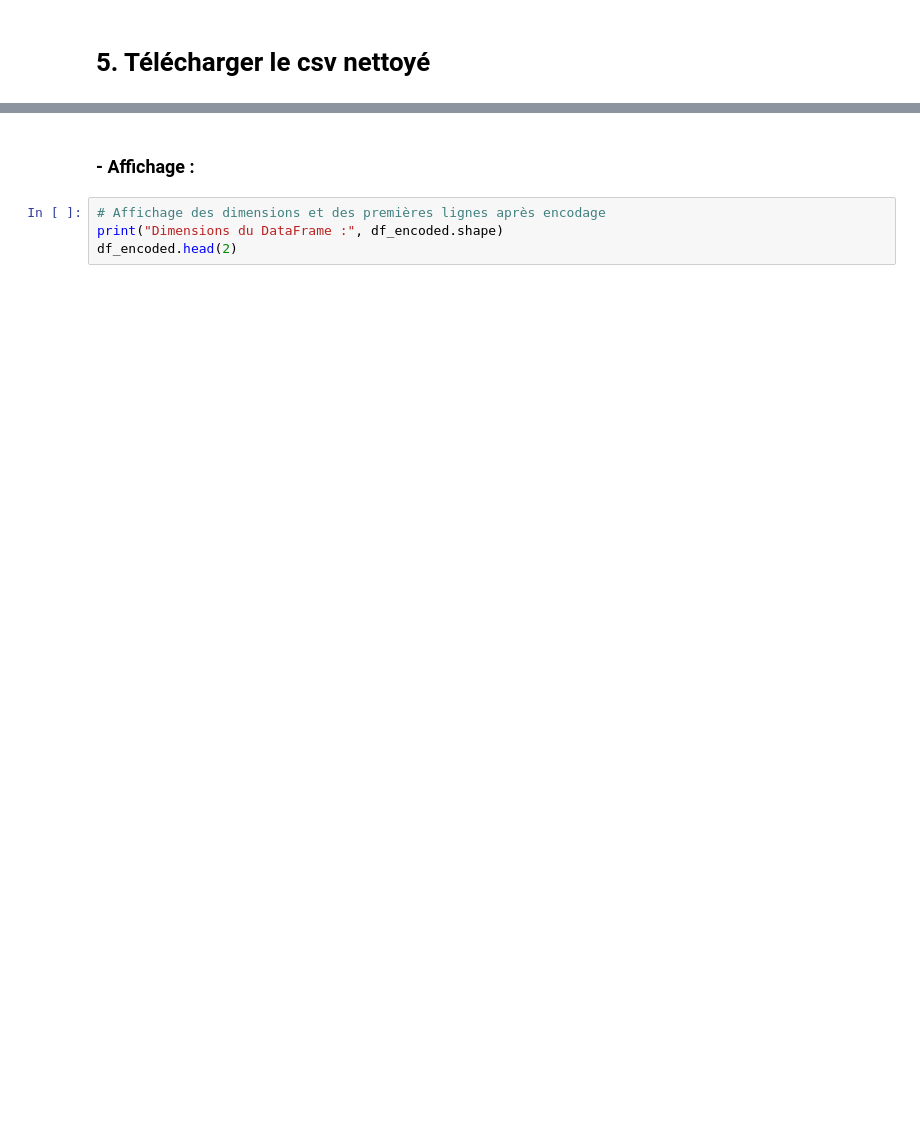
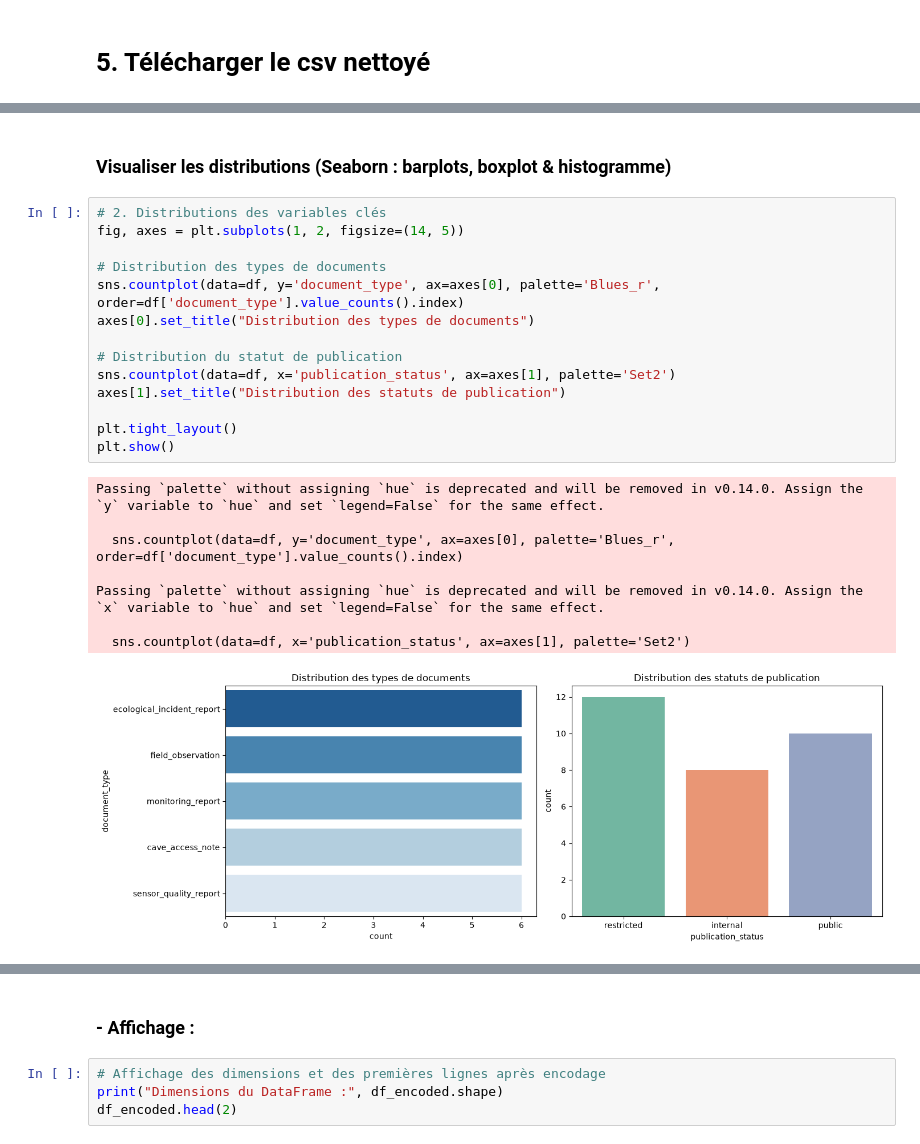
Before and after one commit to HananeDjouadi/G05-DataMining-2627, a Jupyter notebook: data/ecology/environmental_field_reports.ipynb, the cells around one changed output, grey strips where cells are left out. Saved outputs shown, nothing was run; the diff lists cells and outputs as text; blank space fills up the shorter version.

```diff
--- a/data/ecology/environmental_field_reports.ipynb
+++ b/data/ecology/environmental_field_reports.ipynb
@@ -365,0 +423,25 @@ df.to_csv('environmental_field_reports_cleaned.csv', index=False)
+# %% [markdown]
+### Visualiser les distributions (Seaborn : barplots, boxplot & histogramme)
+# %%
+# 2. Distributions des variables clés
+fig, axes = plt.subplots(1, 2, figsize=(14, 5))
+
+# Distribution des types de documents
+sns.countplot(data=df, y='document_type', ax=axes[0], palette='Blues_r', order=df['document_type'].value_counts().index)
+axes[0].set_title("Distribution des types de documents")
+
+# Distribution du statut de publication
+sns.countplot(data=df, x='publication_status', ax=axes[1], palette='Set2')
+axes[1].set_title("Distribution des statuts de publication")
+
+plt.tight_layout()
+plt.show()
+# %% [output]
+Passing `palette` without assigning `hue` is deprecated and will be removed in v0.14.0. Assign the `y` variable to `hue` and set `legend=False` for the same effect.
+
+  sns.countplot(data=df, y='document_type', ax=axes[0], palette='Blues_r', order=df['document_type'].value_counts().index)
+
+Passing `palette` without assigning `hue` is deprecated and will be removed in v0.14.0. Assign the `x` variable to `hue` and set `legend=False` for the same effect.
+
+  sns.countplot(data=df, x='publication_status', ax=axes[1], palette='Set2')
+[figure, added]
```
Also changed, not shown: parts of 68 cells of this notebook, 2 other files.
